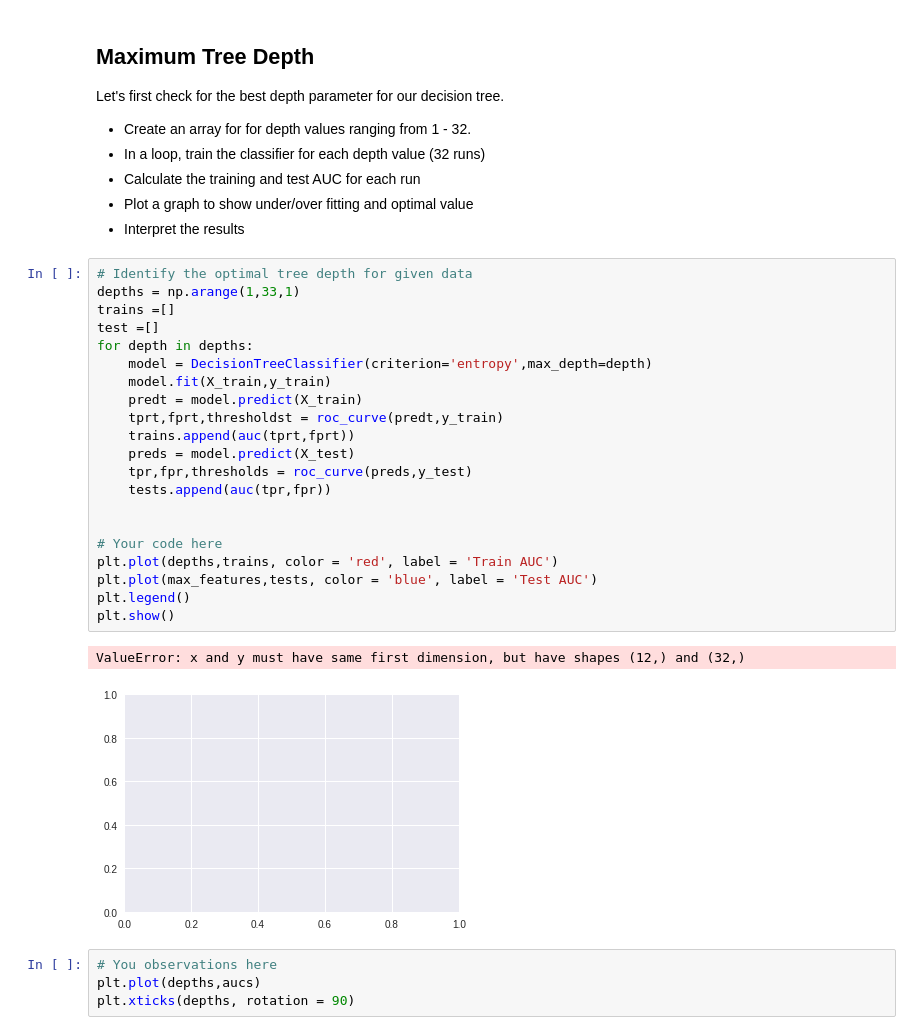
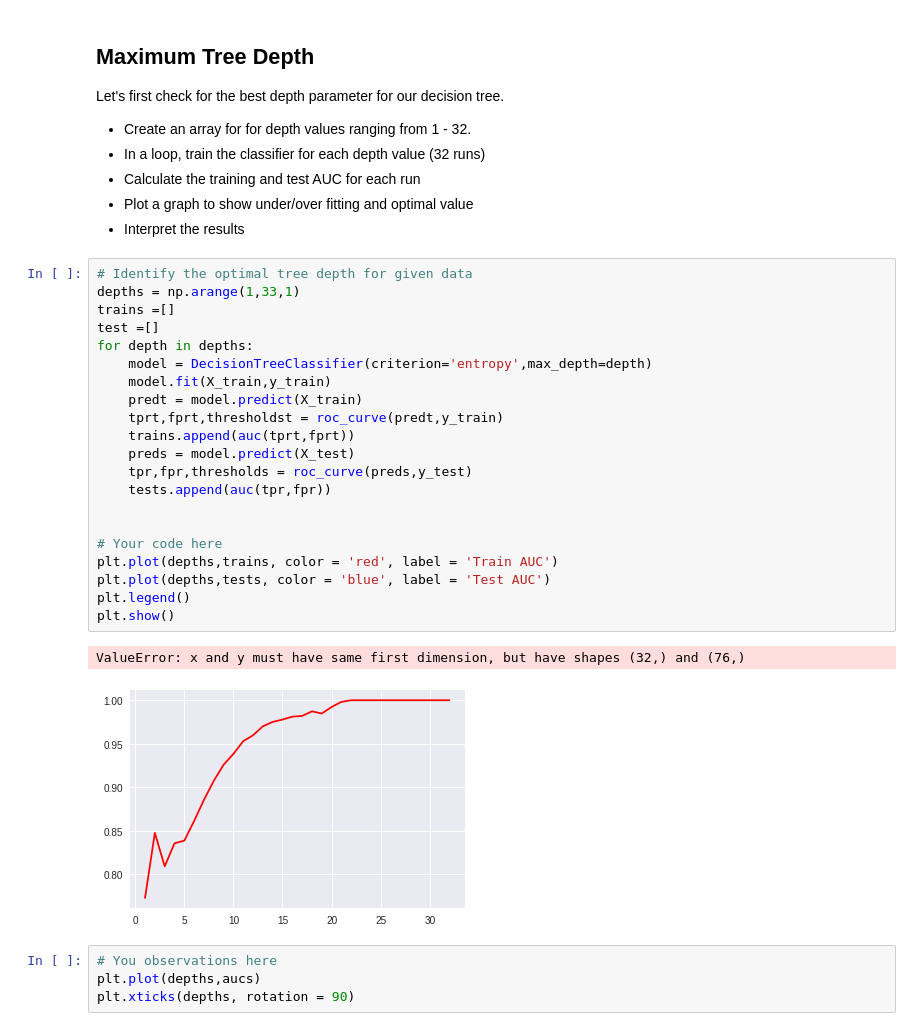
Before and after one commit to mzhou356/dsc-tuning-decision-trees-lab-dc-ds-060319, a Jupyter notebook: index.ipynb, the cells around one changed output. Saved outputs shown, nothing was run; the diff lists cells and outputs as text.

```diff
--- a/index.ipynb
+++ b/index.ipynb
@@ -88,27 +88,27 @@ Let's first check for the best depth parameter for our decision tree.
 # %%
 # Identify the optimal tree depth for given data
 depths = np.arange(1,33,1)
 trains =[]
 test =[]
 for depth in depths:
     model = DecisionTreeClassifier(criterion='entropy',max_depth=depth)
     model.fit(X_train,y_train)
     predt = model.predict(X_train)
     tprt,fprt,thresholdst = roc_curve(predt,y_train)
     trains.append(auc(tprt,fprt))
     preds = model.predict(X_test)
     tpr,fpr,thresholds = roc_curve(preds,y_test)
     tests.append(auc(tpr,fpr))
 
 
 # Your code here
 plt.plot(depths,trains, color = 'red', label = 'Train AUC')
-plt.plot(max_features,tests, color = 'blue', label = 'Test AUC')
+plt.plot(depths,tests, color = 'blue', label = 'Test AUC')
 plt.legend()
 plt.show()
 # %% [output]
-ValueError: x and y must have same first dimension, but have shapes (12,) and (32,)
+ValueError: x and y must have same first dimension, but have shapes (32,) and (76,)
-[figure, old version]
+[figure, new version]
 # %%
 # You observations here
 plt.plot(depths,aucs)
```
